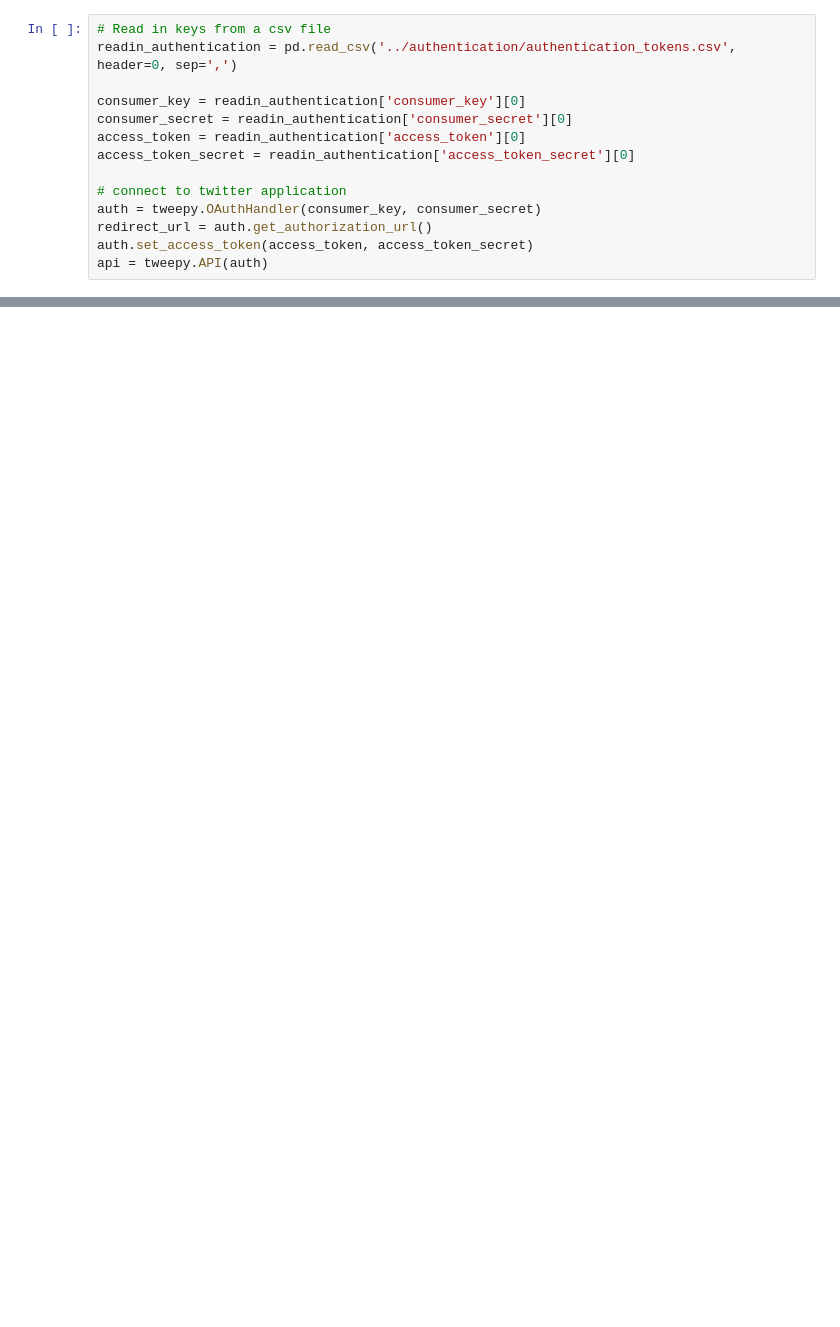
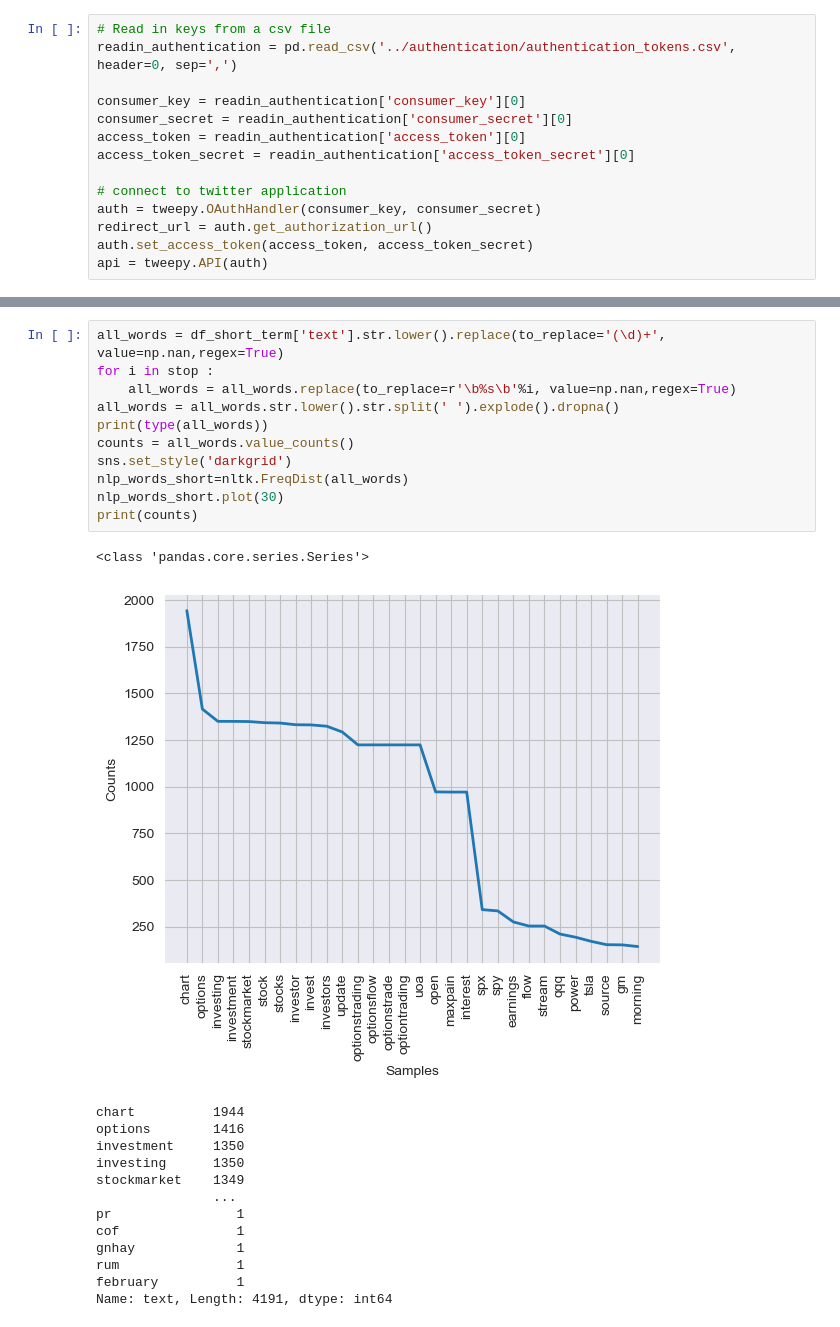
Before and after one commit to KeatonSpiller/Sentiment_Analysis, a Jupyter notebook: Stock_Market/scripts/TwitterBot.ipynb, the cells around one changed output, grey strips where cells are left out. Drawn from its saved outputs; the diff is of its cells as text; blank space fills up the shorter version.

```diff
--- a/Stock_Market/scripts/TwitterBot.ipynb
+++ b/Stock_Market/scripts/TwitterBot.ipynb
@@ -134,0 +202,26 @@ Name: text, Length: 564, dtype: int64
+# %%
+all_words = df_short_term['text'].str.lower().replace(to_replace='(\d)+', value=np.nan,regex=True)
+for i in stop :
+    all_words = all_words.replace(to_replace=r'\b%s\b'%i, value=np.nan,regex=True)
+all_words = all_words.str.lower().str.split(' ').explode().dropna()
+print(type(all_words))
+counts = all_words.value_counts()
+sns.set_style('darkgrid')
+nlp_words_short=nltk.FreqDist(all_words)
+nlp_words_short.plot(30)
+print(counts)
+# %% [output]
+<class 'pandas.core.series.Series'>
+[figure, added]
+chart          1944
+options        1416
+investment     1350
+investing      1350
+stockmarket    1349
+               ...
+pr                1
+cof               1
+gnhay             1
+rum               1
+february          1
+Name: text, Length: 4191, dtype: int64
```
Also changed, not shown: parts of 8 cells of this notebook, 32 other files.
